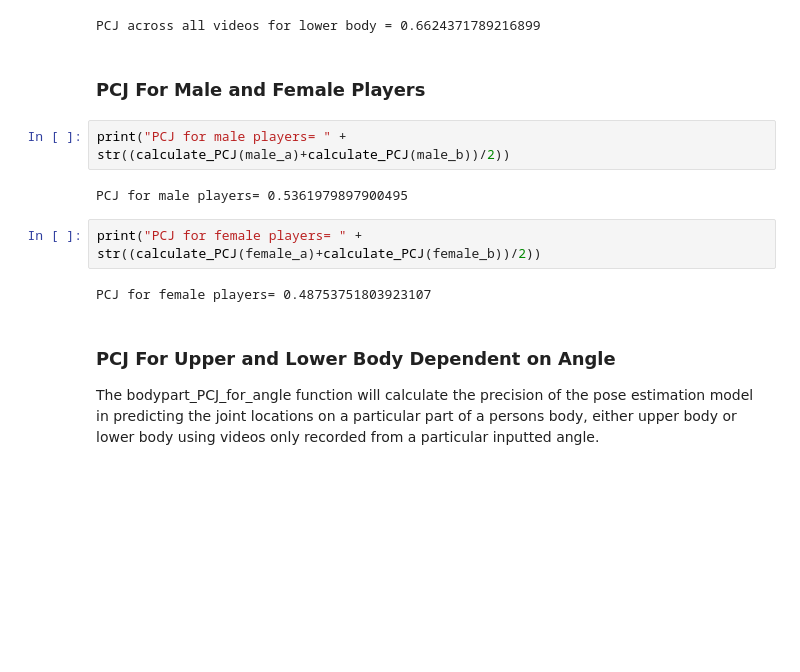
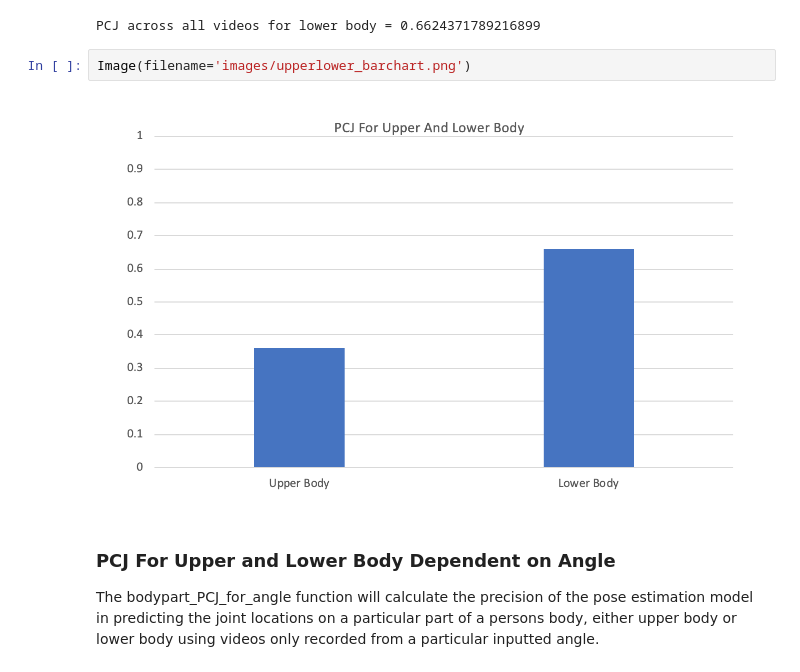
Before and after one commit to markhartnett/Final-Year-Project, a Jupyter notebook: data_analysis.ipynb, the cells around one changed output. Saved outputs shown, nothing was run; the diff lists cells and outputs as text; blank space fills up the shorter version.

```diff
--- a/data_analysis.ipynb
+++ b/data_analysis.ipynb
@@ -196,16 +201,10 @@ for player in players:
 print("PCJ across all videos for lower body = {}".format(total/len(players)))
 # %% [output]
 PCJ across all videos for lower body = 0.6624371789216899
-# %% [markdown]
-### PCJ For Male and Female Players
-# %%
-print("PCJ for male players= " + str((calculate_PCJ(male_a)+calculate_PCJ(male_b))/2))
-# %% [output]
-PCJ for male players= 0.5361979897900495
-# %%
-print("PCJ for female players= " + str((calculate_PCJ(female_a)+calculate_PCJ(female_b))/2))
-# %% [output]
-PCJ for female players= 0.48753751803923107
+# %%
+Image(filename='images/upperlower_barchart.png')
+# %% [output]
+[figure, added]
 # %% [markdown]
 ### PCJ For Upper and Lower Body Dependent on Angle
 The bodypart_PCJ_for_angle function will calculate the precision of the pose estimation model in predicting the joint locations on a particular part of a persons body, either upper body or lower body using videos only recorded from a particular inputted angle.
```
Also changed, not shown: parts of 16 cells of this notebook, 20 other files.
